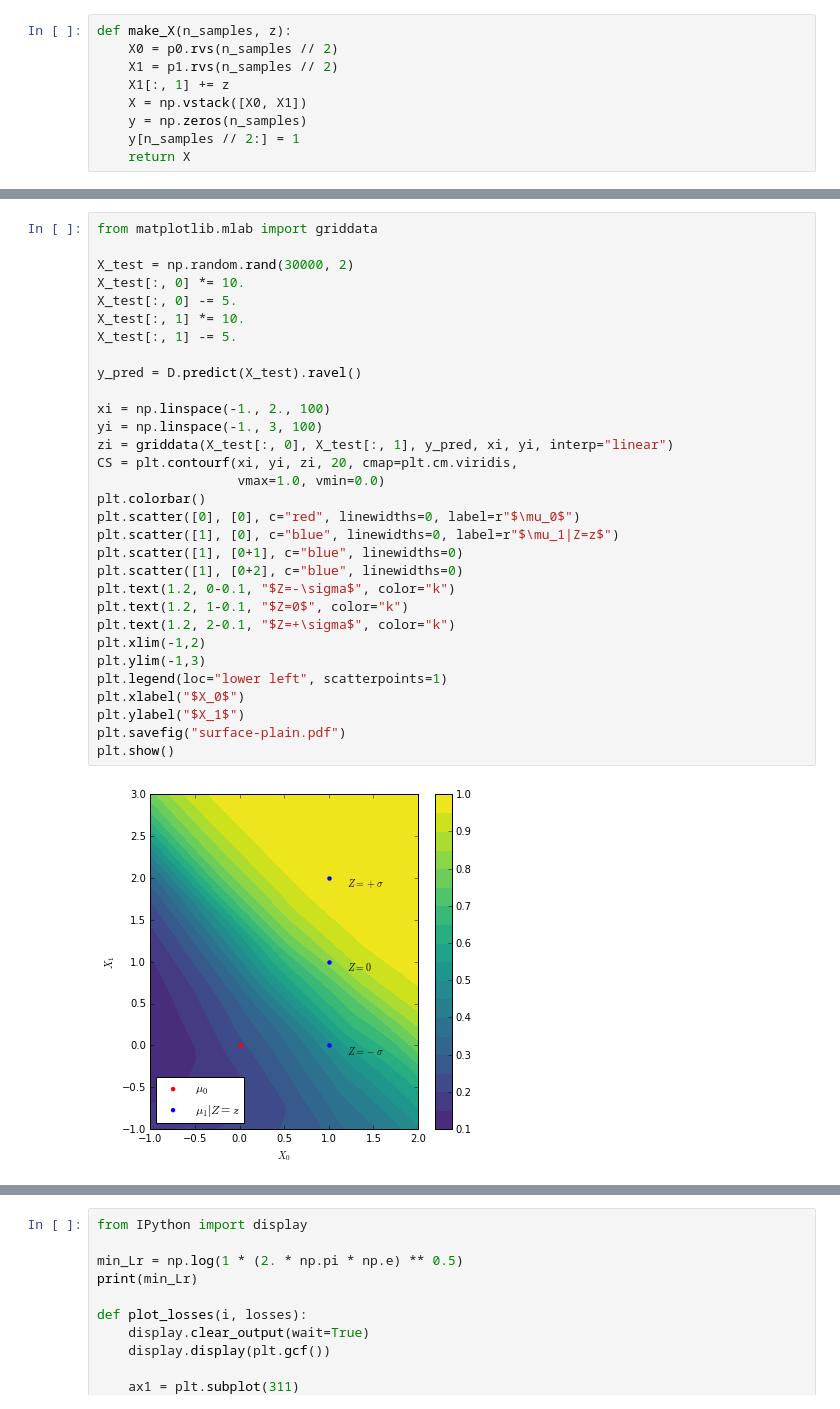
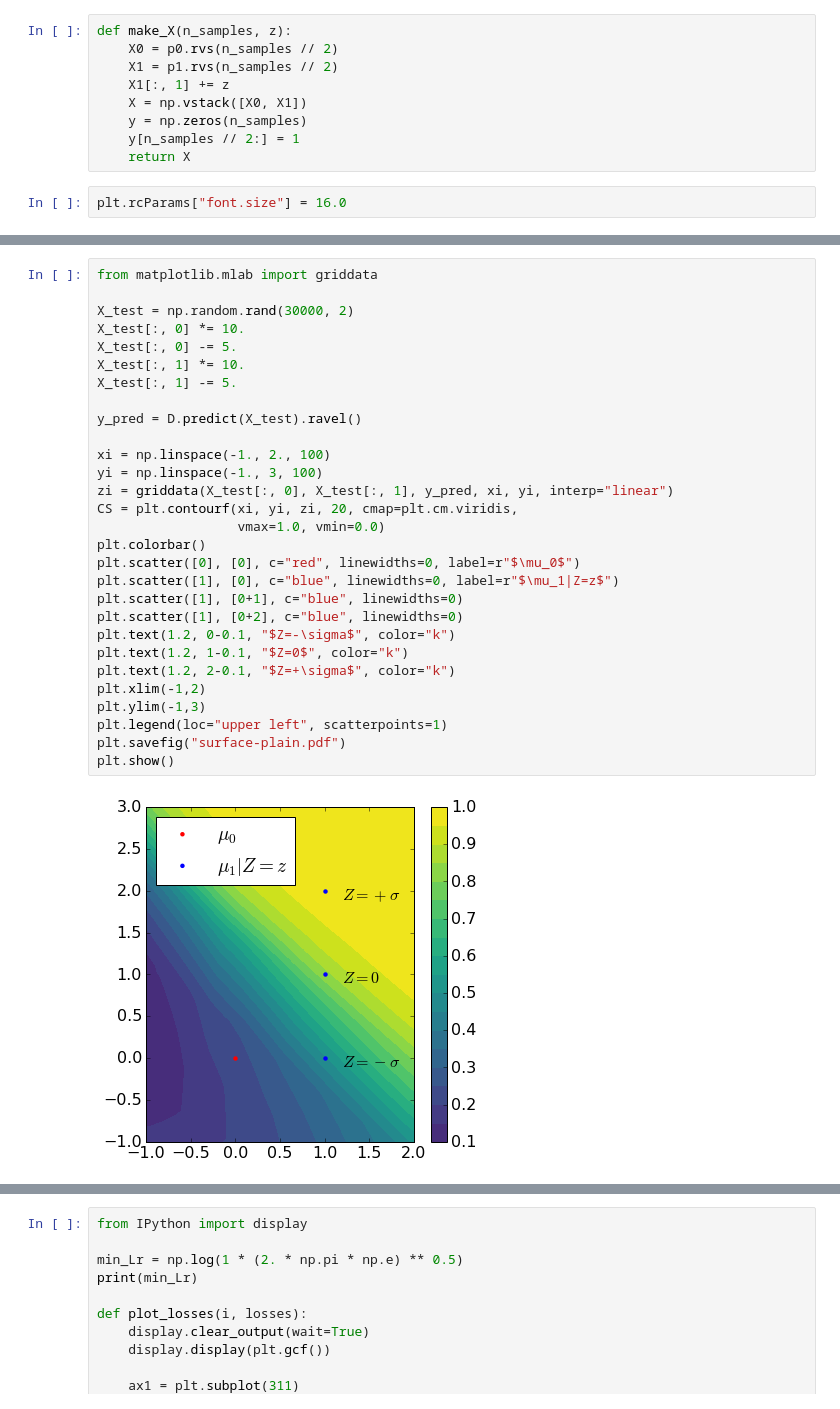
Before and after one commit to glouppe/paper-learning-to-pivot, a Jupyter notebook: code/Toy.ipynb, the cells around one changed output, grey strips where cells are left out. Saved outputs shown, nothing was run; the diff lists cells and outputs as text.

Commit message:
large font for fig2

```diff
--- a/code/Toy.ipynb
+++ b/code/Toy.ipynb
@@ -600,6 +600,8 @@ def make_X(n_samples, z):
     y = np.zeros(n_samples)
     y[n_samples // 2:] = 1
     return X
+# %%
+plt.rcParams["font.size"] = 16.0
 # %%
 plt.hist(1. - D.predict(make_X(200000, z=-1)), bins=50, normed=1, histtype="step", label="$p(f(X)|Z=-\sigma)$")
 plt.hist(1. - D.predict(make_X(200000, z=0)), bins=50, normed=1, histtype="step", label="$p(f(X)|Z=0)$")
@@ -616,36 +619,34 @@ plt.show()
 # %%
 from matplotlib.mlab import griddata
 
 X_test = np.random.rand(30000, 2)
 X_test[:, 0] *= 10.
 X_test[:, 0] -= 5.
 X_test[:, 1] *= 10.
 X_test[:, 1] -= 5.
 
 y_pred = D.predict(X_test).ravel()
 
 xi = np.linspace(-1., 2., 100)
 yi = np.linspace(-1., 3, 100)
 zi = griddata(X_test[:, 0], X_test[:, 1], y_pred, xi, yi, interp="linear")
 CS = plt.contourf(xi, yi, zi, 20, cmap=plt.cm.viridis,
                   vmax=1.0, vmin=0.0)
 plt.colorbar()
 plt.scatter([0], [0], c="red", linewidths=0, label=r"$\mu_0$")
 plt.scatter([1], [0], c="blue", linewidths=0, label=r"$\mu_1|Z=z$")
 plt.scatter([1], [0+1], c="blue", linewidths=0)
 plt.scatter([1], [0+2], c="blue", linewidths=0)
 plt.text(1.2, 0-0.1, "$Z=-\sigma$", color="k")
 plt.text(1.2, 1-0.1, "$Z=0$", color="k")
 plt.text(1.2, 2-0.1, "$Z=+\sigma$", color="k")
 plt.xlim(-1,2)
 plt.ylim(-1,3)
-plt.legend(loc="lower left", scatterpoints=1)
-plt.xlabel("$X_0$")
-plt.ylabel("$X_1$")
+plt.legend(loc="upper left", scatterpoints=1)
 plt.savefig("surface-plain.pdf")
 plt.show()
 # %% [output]
-[figure, old version]
+[figure, new version]
 # %%
 # Pretraining of R
 D.trainable = False
```
Also changed, not shown: parts of 12 cells of this notebook, 7 other files.
